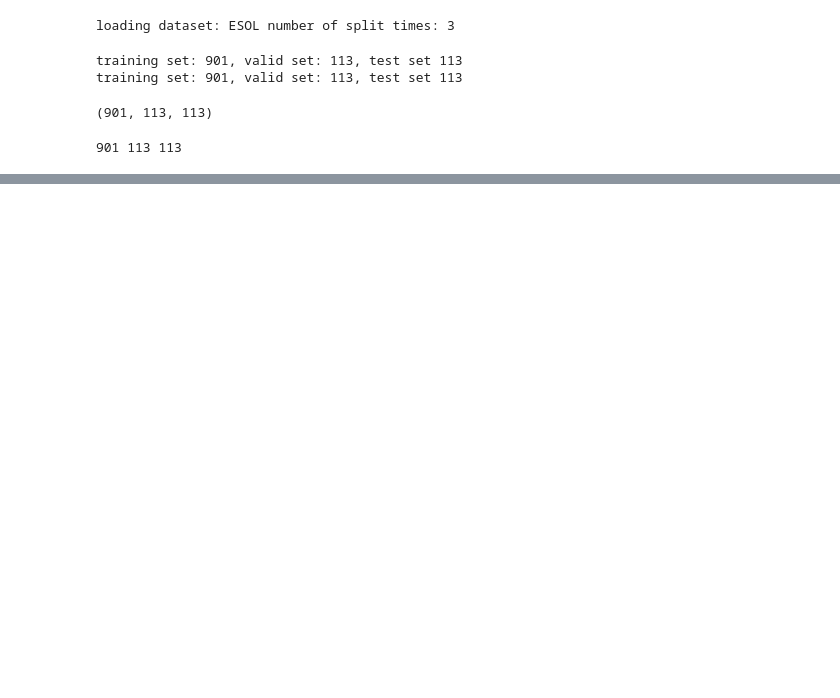
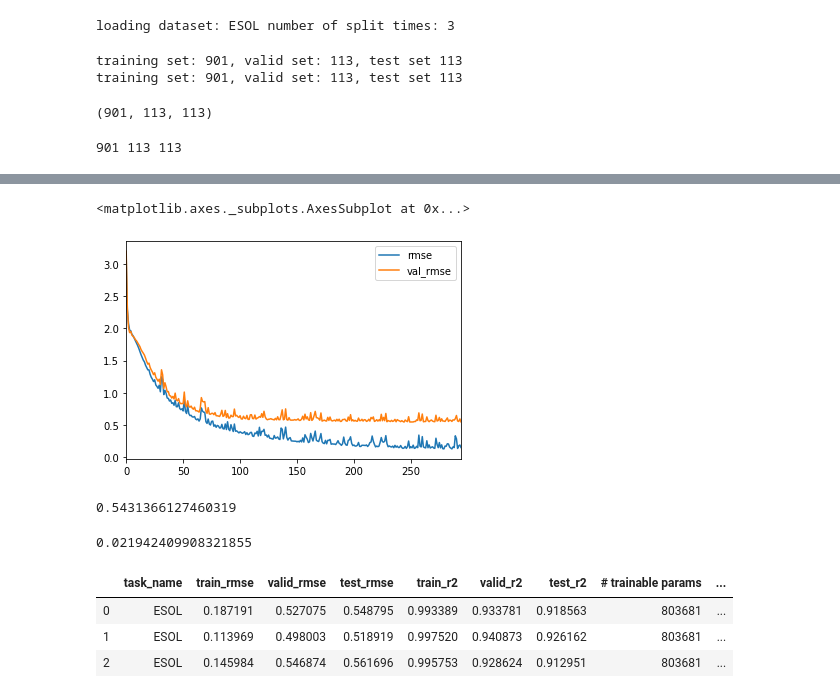
Before and after one commit to shenwanxiang/bidd-molmap, a Jupyter notebook: paper/03_OutoftheBox_benchmark_comparison_AttentiveFP/01_ESOL_regression_attentiveFP_split.ipynb, the cells around one changed output, grey strips where cells are left out. Saved outputs shown, nothing was run; the diff lists cells and outputs as text; code cells hidden in the pictures; blank space fills up the shorter version.

Commit message:
attentvefp results

```diff
--- a/paper/03_OutoftheBox_benchmark_comparison_AttentiveFP/01_ESOL_regression_attentiveFP_split.ipynb
+++ b/paper/03_OutoftheBox_benchmark_comparison_AttentiveFP/01_ESOL_regression_attentiveFP_split.ipynb
@@ -103,8 +101,12 @@ testX = (X1[test_idx], X2[test_idx])
 # %% [output]
 901 113 113
 # %%
-res = []
-for i in [0, 1, 2]:
+results = []
+for i in [7, 77, 777]:
+
+    np.random.seed(i)
+    tf.compat.v1.set_random_seed(i)
+
     model = molmodel.net.DoublePathNet(molmap1_size, molmap2_size,
                                        n_outputs=Y.shape[-1],
                                        dense_layers=dense_layers,
@@ -149,5 +151,5 @@ for i in [0, 1, 2]:
                  'lr': lr,
                  'weight_decay':weight_decay
                 }
-    res.append(final_res)
+    results.append(final_res)
 # %% [output]
@@ -158,3 +173,5 @@ ValueError: Error when checking model input: the list of Numpy arrays that you a
 # %%
-dfp = pd.DataFrame(performance.history)[['loss', 'val_loss']]
-dfp.plot()
+pd.DataFrame(performance.history)[['rmse', 'val_rmse']].plot()
+# %% [output]
+<matplotlib.axes._subplots.AxesSubplot at 0x...>
+[figure, added]
@@ -170,0 +178,15 @@ final_res
+# %%
+pd.DataFrame(results).test_rmse.mean()
+# %% [output]
+0.5431366127460319
+# %%
+pd.DataFrame(results).test_rmse.std()
+# %% [output]
+0.021942409908321855
+# %%
+pd.DataFrame(results)
+# %% [output]
+|  | task_name | train_rmse | valid_rmse | test_rmse | train_r2 | valid_r2 | test_r2 | # trainable params | ... |
+| 0 | ESOL | 0.187191 | 0.527075 | 0.548795 | 0.993389 | 0.933781 | 0.918563 | 803681 | ... |
+| 1 | ESOL | 0.113969 | 0.498003 | 0.518919 | 0.997520 | 0.940873 | 0.926162 | 803681 | ... |
+| 2 | ESOL | 0.145984 | 0.546874 | 0.561696 | 0.995753 | 0.928624 | 0.912951 | 803681 | ... |
```
Also changed, not shown: parts of 9 cells of this notebook, 7 other files.
